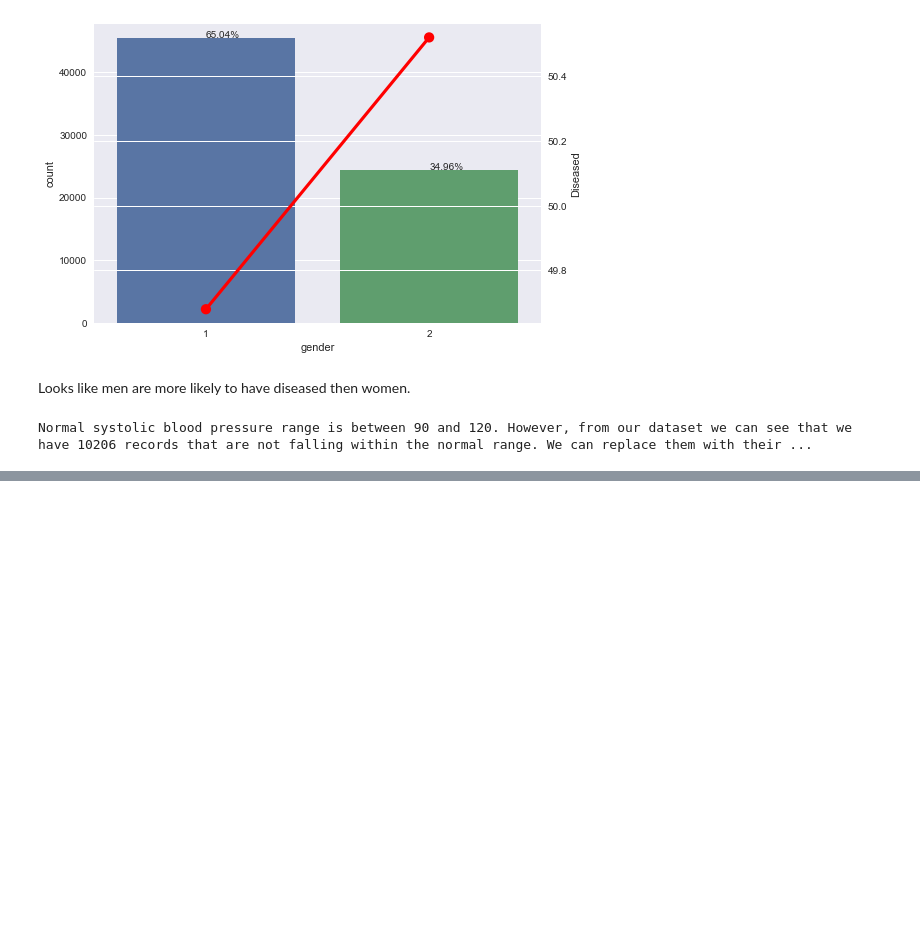
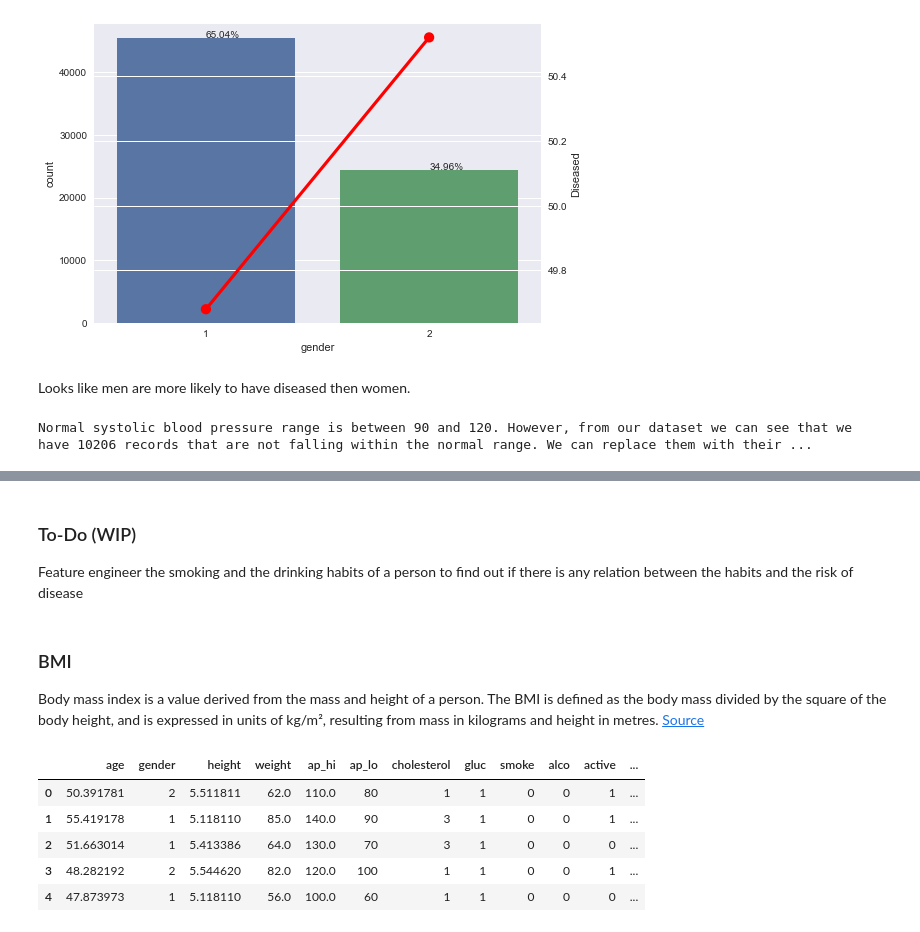
Before and after one commit to Aditya-Ramachandran/cardiovascular-disease-detection, a Jupyter notebook: EDA 1.ipynb, the cells around one changed output, grey strips where cells are left out. Cells and saved outputs as stored; diff of their text form; code cells hidden in the pictures; blank space fills up the shorter version.

Commit message:
BMI relation analyzed

```diff
--- a/EDA 1.ipynb
+++ b/EDA 1.ipynb
@@ -271,0 +272,6 @@ plt.show()
+# %% [markdown]
+### To-Do (WIP)
+Feature engineer the smoking and the drinking habits of a person to find out if there is any relation between the habits and the risk of disease
+# %% [markdown]
+### BMI
+Body mass index is a value derived from the mass and height of a person. The BMI is defined as the body mass divided by the square of the body height, and is expressed in units of kg/m², resulting from mass in kilograms and height in metres. [Source](https://en.wikipedia.org/wiki/Body_mass_index)
@@ -271,0 +281,9 @@ plt.show()
+# %%
+data.head()
+# %% [output]
+|  | age | gender | height | weight | ap_hi | ap_lo | cholesterol | gluc | smoke | alco | active | ... |
+| 0 | 50.391781 | 2 | 5.511811 | 62.0 | 110.0 | 80 | 1 | 1 | 0 | 0 | 1 | ... |
+| 1 | 55.419178 | 1 | 5.118110 | 85.0 | 140.0 | 90 | 3 | 1 | 0 | 0 | 1 | ... |
+| 2 | 51.663014 | 1 | 5.413386 | 64.0 | 130.0 | 70 | 3 | 1 | 0 | 0 | 0 | ... |
+| 3 | 48.282192 | 2 | 5.544620 | 82.0 | 120.0 | 100 | 1 | 1 | 0 | 0 | 1 | ... |
+| 4 | 47.873973 | 1 | 5.118110 | 56.0 | 100.0 | 60 | 1 | 1 | 0 | 0 | 0 | ... |
```
Also changed, not shown: parts of 20 cells of this notebook.
